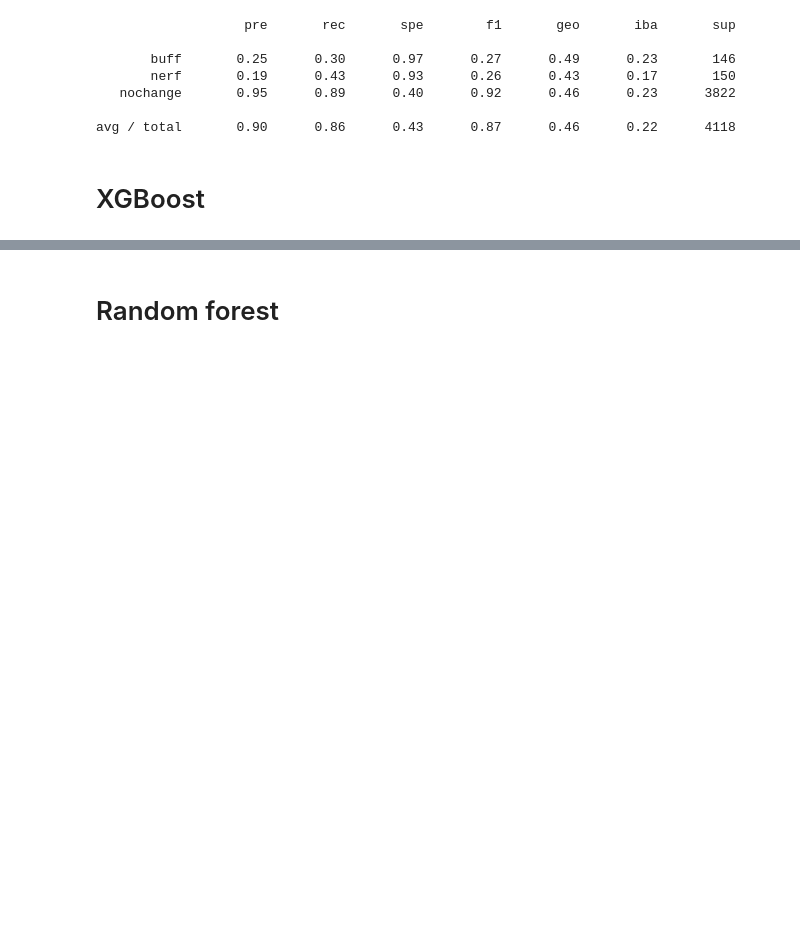
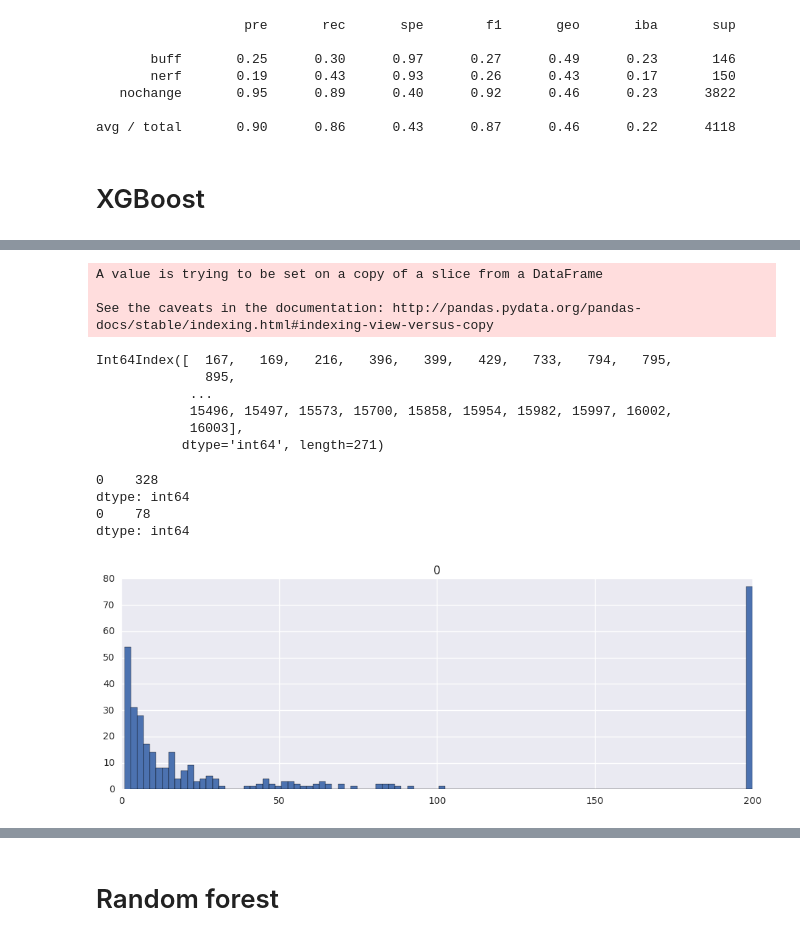
Before and after one commit to joseph-jnl/insight, a Jupyter notebook: lol_model_diamondonly.ipynb, the cells around one changed output, grey strips where cells are left out. Saved outputs shown, nothing was run; the diff lists cells and outputs as text; code cells hidden in the pictures; blank space fills up the shorter version.

```diff
--- a/lol_model_diamondonly.ipynb
+++ b/lol_model_diamondonly.ipynb
@@ -727,15 +842,15 @@ from imblearn.metrics import classification_report_imbalanced
 
 RANDOM_STATE = 42
 
-xgb = xgboost.XGBClassifier()
-pipe_xgb = pl.make_pipeline(EditedNearestNeighbours(n_neighbors=10,
-                            kind_sel = 'mode',
+xgbc = xgb.XGBClassifier()
+# pipe_xgb = pl.make_pipeline(EditedNearestNeighbours(n_neighbors=3,
+#                             kind_sel = 'mode',
+#                             random_state=RANDOM_STATE),
+#                             xgbc)
+
+pipe_xgb = pl.make_pipeline(NearMiss(ratio=0.05, version=2,
                             random_state=RANDOM_STATE),
-                            xgb)
-
-# pipe_xgb = pl.make_pipeline(NearMiss(ratio=0.05, version=2,
-#                             random_state=RANDOM_STATE),
-#                             xgb)
+                            xgbc)
 
 # pipe_xgb = pl.make_pipeline(TomekLinks(random_state=RANDOM_STATE),
 #                             xgb)
@@ -756,0 +957,44 @@ avg / total       0.90      0.94      0.26      0.92      0.79      0.66      40
+# %%
+df_results = pd.DataFrame(data=y_test)
+df_results['predictions'] = p_xgb_o
+nonerf = df_results[(df_results['changes']=='nochange') &
+           (df_results['predictions']=='nerf')]
+nonerf.sort_index(inplace=True)
+
+nobuff = df_results[(df_results['changes']=='nochange') &
+           (df_results['predictions']=='buff')].copy()
+nobuff.sort_index(inplace=True)
+# %% [output]
+A value is trying to be set on a copy of a slice from a DataFrame
+
+See the caveats in the documentation: http://pandas.pydata.org/pandas-docs/stable/indexing.html#indexing-view-versus-copy
+# %%
+nobuff.index
+# %% [output]
+Int64Index([  167,   169,   216,   396,   399,   429,   733,   794,   795,
+              895,
+            ...
+            15496, 15497, 15573, 15700, 15858, 15954, 15982, 15997, 16002,
+            16003],
+           dtype='int64', length=271)
+# %%
+ttn = pd.DataFrame(np.empty([len(nonerf), 1]))
+
+for index, fp in enumerate(nonerf.index):
+    champ_name = df.iloc[fp]['name']
+    i2 = df[df['name']==champ_name].index[-1]
+
+    if df.iloc[fp:i2][df['changes']=='nerf'].index.size:
+        ttn.iloc[index] = df.iloc[fp:i2][df['changes']=='nerf'].index[0]-fp
+    else:
+        ttn.iloc[index] = 200
+# %%
+ttn.hist(bins=100)
+print(ttn.count())
+print(ttn[ttn>100].count())
+# %% [output]
+0    328
+dtype: int64
+0    78
+dtype: int64
+[figure, added]
```
Also changed, not shown: parts of 22 cells of this notebook.
